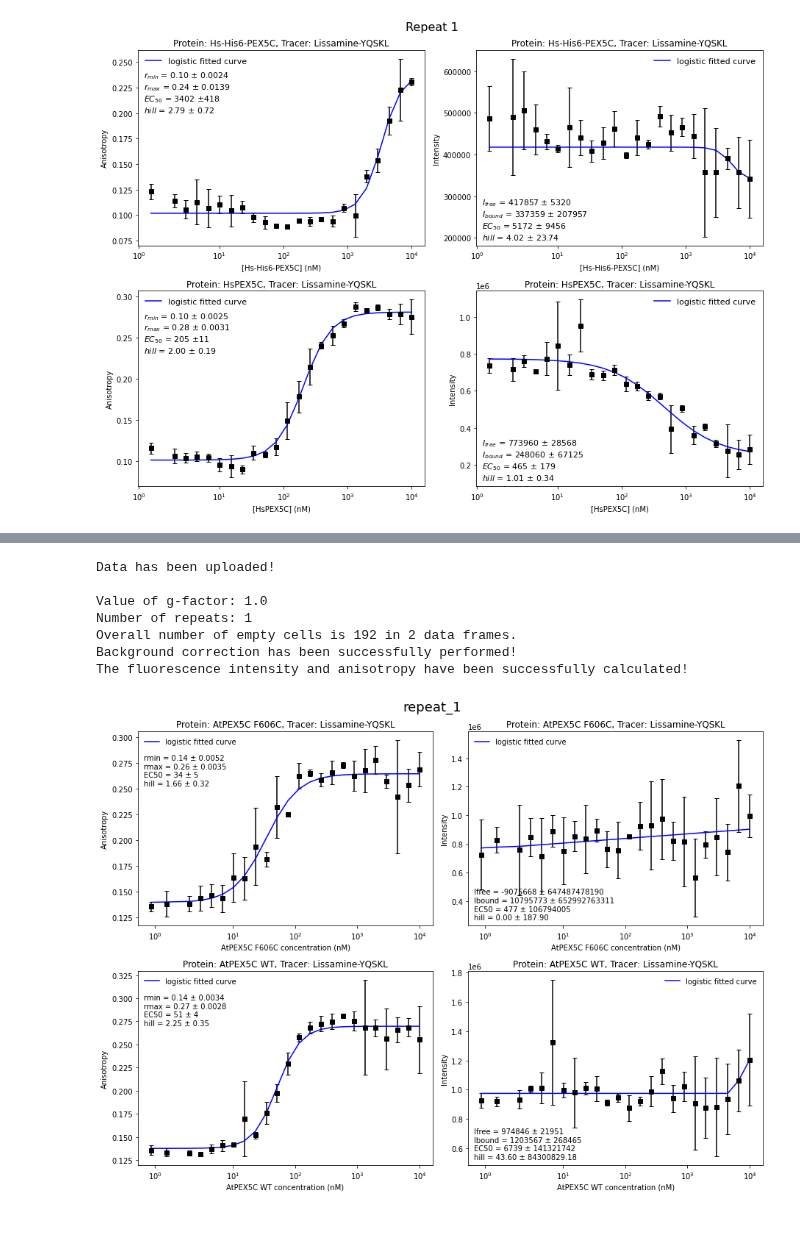
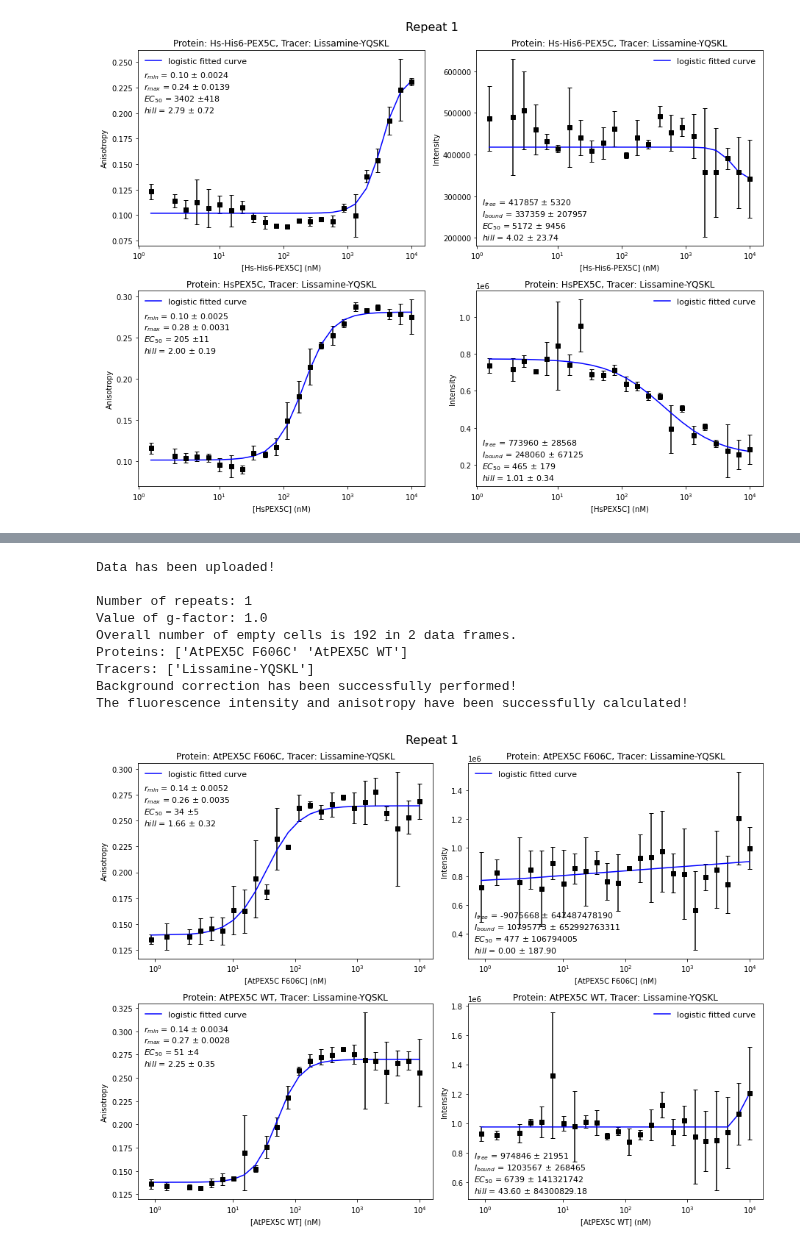
Before and after one commit to mariuszlas/Fluorescence-Anisotropy-Analysis-Development, a Jupyter notebook: fluorescenceanisotropy/fluores_anisotropy.ipynb, the cells around one changed output, grey strips where cells are left out. Cells and saved outputs as stored; diff of their text form; code cells hidden in the pictures.

```diff
--- a/fluorescenceanisotropy/fluores_anisotropy.ipynb
+++ b/fluorescenceanisotropy/fluores_anisotropy.ipynb
@@ -1350,21 +1593,23 @@ my_data2.plot_kd_all()
 # %%
 my_data3 = FA.read_in_envision(data_csv=F606C_vs_AtPEX5C_WT_1_hour, platemap_csv=F606C_vs_AtPEX5C_WT_1_hour_platemap, data_type='plate', size=384)
 my_data3.background_correct()
-my_data3.calculate_r_i(thr=60, plot_i = False)
-my_data3.calc_data_to_fit()
-my_data3.logistic_fit_all()
+my_data3.calc_r_i(plot_i = False)
+my_data3.calc_mean_r_i()
+my_data3.logistic_fit()
 # %% [output]
 Data has been uploaded!
 
+Number of repeats: 1
 Value of g-factor: 1.0
-Number of repeats: 1
 Overall number of empty cells is 192 in 2 data frames.
+Proteins: ['AtPEX5C F606C' 'AtPEX5C WT']
+Tracers: ['Lissamine-YQSKL']
 Background correction has been successfully performed!
 The fluorescence intensity and anisotropy have been successfully calculated!
 # %%
-my_data3.plot_ani_all()
+my_data3.plot_ani()
 # %% [output]
-[figure, old version]
+[figure, new version]
 # %%
 my_data3.calc_lambda()
 # %% [output]
```
Also changed, not shown: parts of 31 cells of this notebook.
